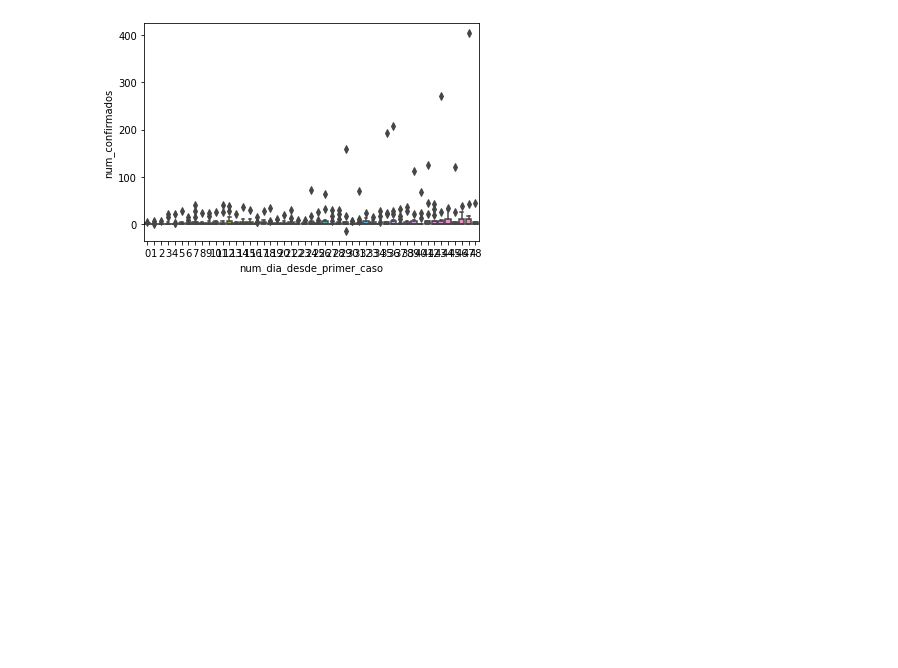
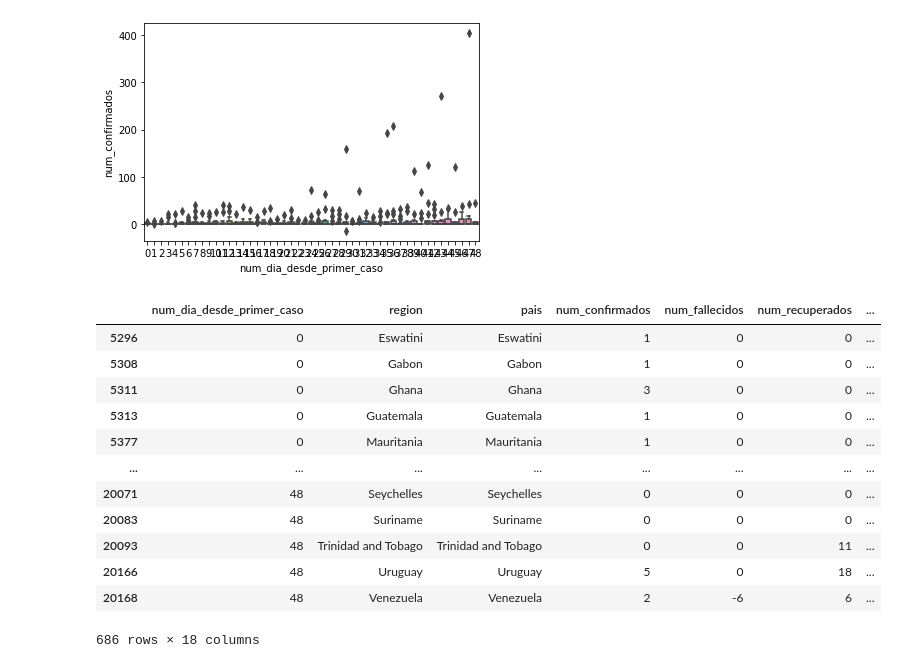
Before and after one commit to joseespinadote/proyecto_intro_mineria, a Jupyter notebook: miner-a-de-coronavirus.ipynb, the cells around one changed output. Drawn from its saved outputs; the diff is of its cells as text; code cells hidden in the pictures; blank space fills up the shorter version.

```diff
--- a/miner-a-de-coronavirus.ipynb
+++ b/miner-a-de-coronavirus.ipynb
@@ -842,3 +855,19 @@ for cluster in np.unique(dbscan_clusters):
 [figure]
 [figure]
 [figure]
+# %%
+dset_paises
+# %% [output]
+|  | num_dia_desde_primer_caso | region | pais | num_confirmados | num_fallecidos | num_recuperados | ... |
+| 5296 | 0 | Eswatini | Eswatini | 1 | 0 | 0 | ... |
+| 5308 | 0 | Gabon | Gabon | 1 | 0 | 0 | ... |
+| 5311 | 0 | Ghana | Ghana | 3 | 0 | 0 | ... |
+| 5313 | 0 | Guatemala | Guatemala | 1 | 0 | 0 | ... |
+| 5377 | 0 | Mauritania | Mauritania | 1 | 0 | 0 | ... |
+| ... | ... | ... | ... | ... | ... | ... | ... |
+| 20071 | 48 | Seychelles | Seychelles | 0 | 0 | 0 | ... |
+| 20083 | 48 | Suriname | Suriname | 0 | 0 | 0 | ... |
+| 20093 | 48 | Trinidad and Tobago | Trinidad and Tobago | 0 | 0 | 11 | ... |
+| 20166 | 48 | Uruguay | Uruguay | 5 | 0 | 18 | ... |
+| 20168 | 48 | Venezuela | Venezuela | 2 | -6 | 6 | ... |
+686 rows × 18 columns
```
Also changed, not shown: parts of 12 cells of this notebook.
